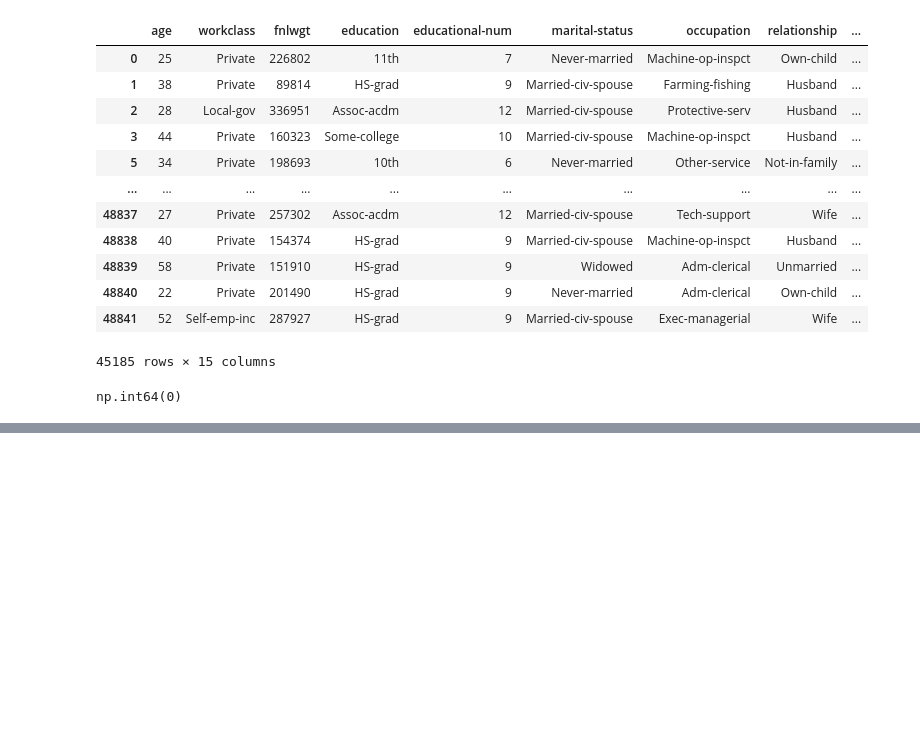
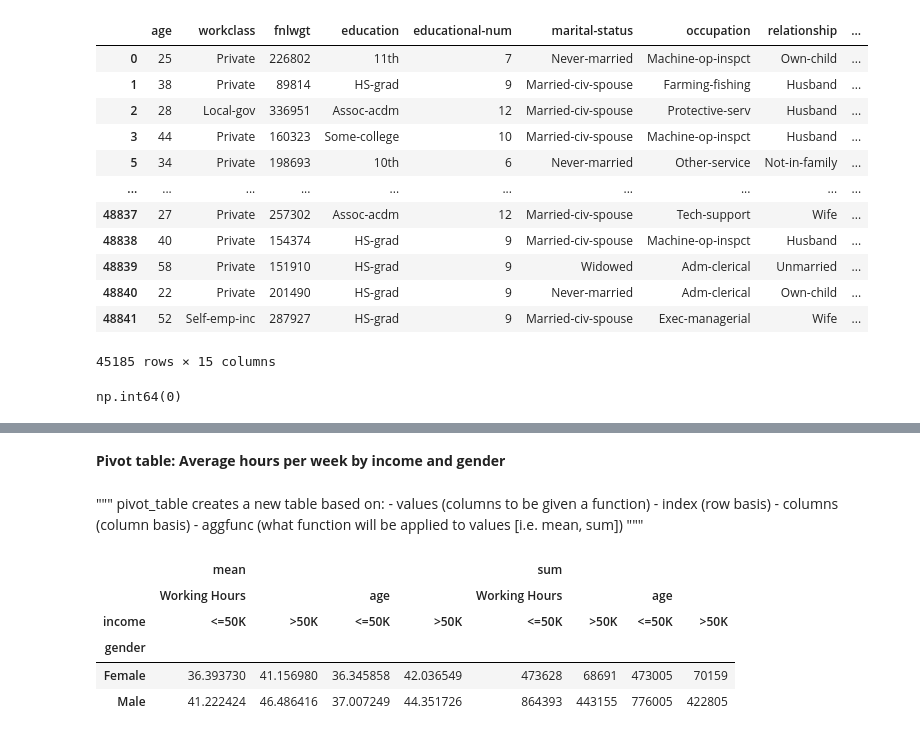
Before and after one commit to ArpitaDeb/DA-OCCBC, a Jupyter notebook: [6] Pandas Intermediate/data_cleaning_and_preprocessing.ipynb, the cells around one changed output, grey strips where cells are left out. Cells and saved outputs as stored; diff of their text form; code cells hidden in the pictures; blank space fills up the shorter version.

```diff
--- a/[6] Pandas Intermediate/data_cleaning_and_preprocessing.ipynb
+++ b/[6] Pandas Intermediate/data_cleaning_and_preprocessing.ipynb
@@ -427,0 +465,20 @@ np.int64(0)
+# %% [markdown]
+**Pivot table: Average hours per week by income and gender**
+# %% [markdown]
+"""
+    pivot_table creates a new table based on:
+    - values (columns to be given a function)
+    - index (row basis)
+    - columns (column basis)
+    - aggfunc (what function will be applied to values [i.e. mean, sum])
+"""
+# %%
+df.pivot_table(values='Working Hours', index='gender', columns='income', aggfunc='mean', observed=True)
+df.pivot_table(values=['Working Hours', 'age'], index='gender', columns='income', aggfunc=['mean', 'sum'], observed=True)
+# %% [output]
+|  | mean |  |  |  | sum |  |  |  |
+|  | Working Hours |  | age |  | Working Hours |  | age |  |
+| income | <=50K | >50K | <=50K | >50K | <=50K | >50K | <=50K | >50K |
+| gender |  |  |  |  |  |  |  |  |
+| Female | 36.393730 | 41.156980 | 36.345858 | 42.036549 | 473628 | 68691 | 473005 | 70159 |
+| Male | 41.222424 | 46.486416 | 37.007249 | 44.351726 | 864393 | 443155 | 776005 | 422805 |
```
Also changed, not shown: parts of 9 cells of this notebook, 1 other file.
